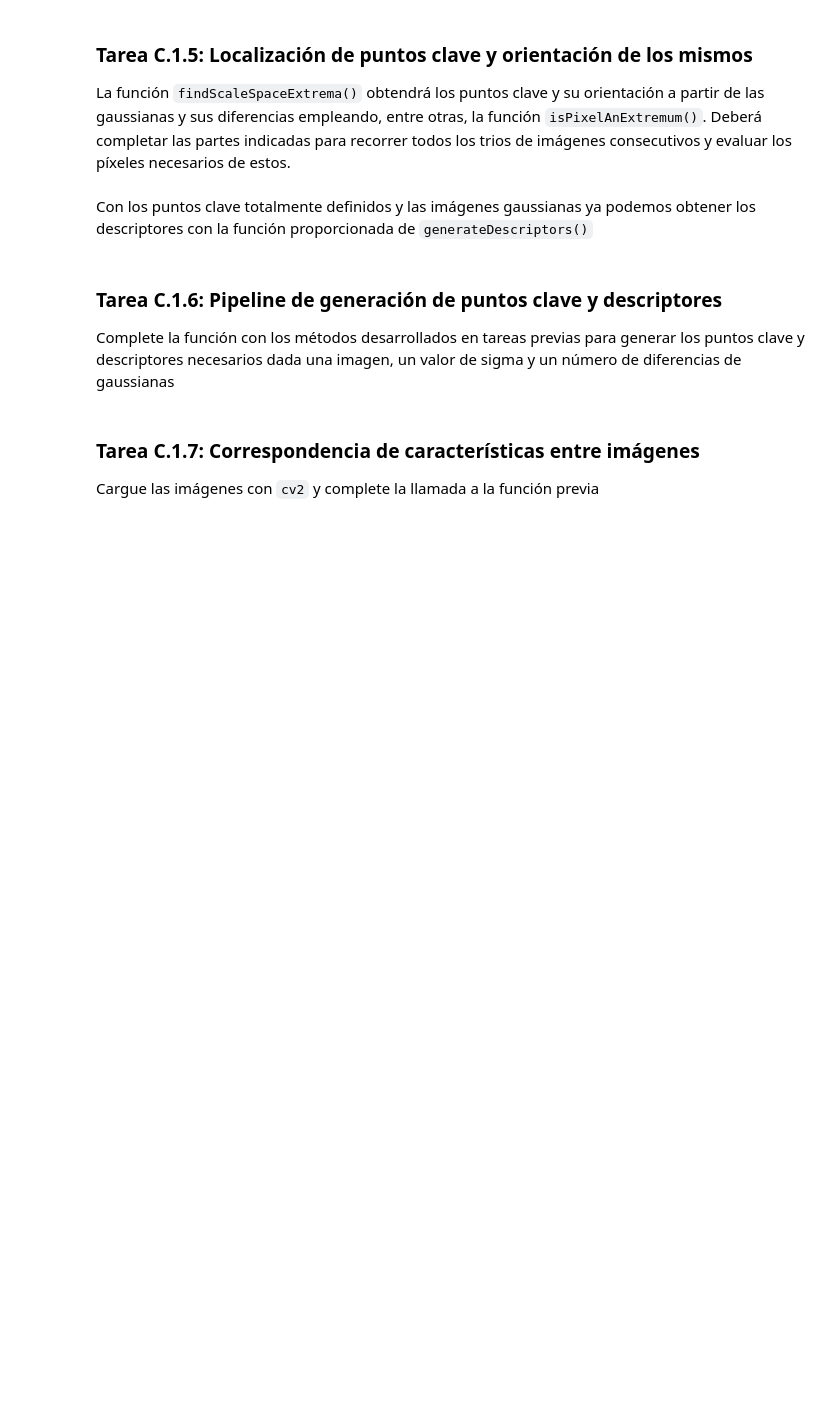
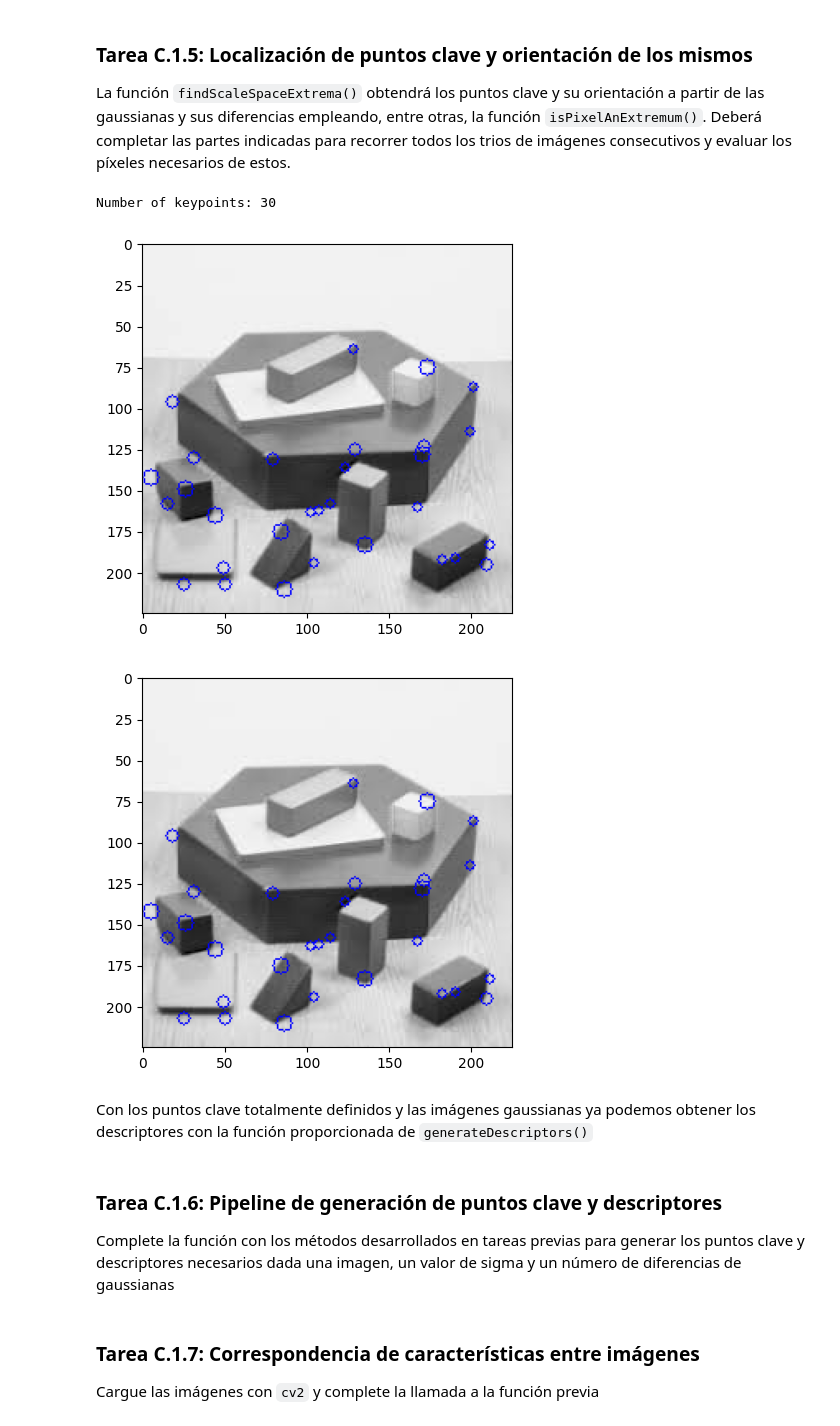
Before and after one commit to Drakit0/Computer-Vision-Projects, a Jupyter notebook: Lab_3/partC_to-do.ipynb, the cells around one changed output. Cells and saved outputs as stored; diff of their text form; code cells hidden in the pictures; blank space fills up the shorter version.

```diff
--- a/Lab_3/partC_to-do.ipynb
+++ b/Lab_3/partC_to-do.ipynb
@@ -47,12 +47,11 @@ def generateGaussianImages(image, sigmas, verbose = False):
 
     # TODO: Generate the list of blurred images using cv2.GaussianBlur()
     for sigma in sigmas:
-        img = image.copy()
-        img = cv2.GaussianBlur(img, (0,0), sigma).astype(np.uint8)
-        gaussian_images.append(img)
+        image = cv2.GaussianBlur(image, (0,0), sigma)
+        gaussian_images.append(image)
 
         if verbose:
-            show_image(img, f"Sigma: {sigma}")
+            show_image(image.astype(np.uint8), f"Sigma: {sigma}")
 
     return gaussian_images
 # %% [markdown]
@@ -75,9 +74,9 @@ image = cv2.imread("data/0.jpg", cv2.IMREAD_GRAYSCALE)
 image = image.astype(np.float32)
 # Number of diference of gaussians to generate (minimum 3)
 # TODO: Adjust this number to make sure keypoints are generated
-intervals = 3
+intervals = 5
 # Initial sigma
-sigma = 1.6
+sigma = 1.3
 # We get the necessary sigmas from the given method generateGaussianSigmas()
 sigmas = generateGaussianSigmas(sigma, intervals)
 
@@ -128,8 +127,26 @@ def isPixelAnExtremum(first_subimage, second_subimage, third_subimage, threshold
     Returns:
         Bool: True if maximum or minimum, False otherwise
     """
+
     extremum = False
     # TODO: Check if the center pixel value is a maximum or a minimum and if its absolute value is higher than the threshold
+    center_pixel_value = second_subimage[1, 1]
+
+    if abs(center_pixel_value) > threshold: # Absolute value higher than threshold
+        if center_pixel_value > 0: # MAximum
+            # Check the left and right subimages
+            # Check the left and right columns of the center subimage
+            # Check the top and bottom rows of the center column of the center subimage
+
+            extremum = np.all(center_pixel_value >= first_subimage) and \
+                       np.all(center_pixel_value >= third_subimage) and \
+                       np.all(center_pixel_value >= second_subimage)
+
+        elif center_pixel_value < 0: # Minimum
+
+            extremum = np.all(center_pixel_value <= first_subimage) and \
+                       np.all(center_pixel_value <= third_subimage) and \
+                       np.all(center_pixel_value <= second_subimage)
 
     return extremum
 # %%
@@ -144,32 +164,39 @@ La función `findScaleSpaceExtrema()` obtendrá los puntos clave y su orientaci
 # %%
 def findScaleSpaceExtrema(gaussian_images, dog_images, num_intervals, sigma, threshold=0.03):
     """Find pixel positions of all scale-space extrema in the image pyramid """
     keypoints = []
 
     # TODO: Fill the loop source data
-    for image_index, (first_image, second_image, third_image) in [] :
+    for image_index, (first_image, second_image, third_image) in [(k, (dog_images[k], dog_images[k+1], dog_images[k+2])) for k in range(len(dog_images) - 2)]:
         # (i, j) is the center of the 3x3 array
+
         # TODO: Fill the 2 range limits knowing you have to move the 3x3 window across the whole image
-        for i in range(0,0):
-            for j in range(0, 0):
+        for i in range(1,first_image.shape[0]-1):
+            for j in range(1, first_image.shape[1]-1):
                 # TODO: Fill the method with the required arguments
-                if isPixelAnExtremum():
+                if isPixelAnExtremum(first_image[i-1:i+2, j-1:j+2], second_image[i-1:i+2, j-1:j+2], third_image[i-1:i+2, j-1:j+2], threshold):
                     # Refine the keypoint localization
                     localization_result = localizeExtremumViaQuadraticFit(i, j, image_index + 1, num_intervals, dog_images, sigma)
                     if localization_result is not None:
                         keypoint, localized_image_index = localization_result
                         # Get the keypoint orientation
                         keypoints_with_orientations = computeKeypointsWithOrientations(keypoint, gaussian_images[localized_image_index])
                         for keypoint_with_orientation in keypoints_with_orientations:
                             keypoints.append(keypoint_with_orientation)
+
     return keypoints
 
 # Keypoint Detection with Taylor Expansion and Contrast Thresholding
 threshold = 0.03
 keypoints = findScaleSpaceExtrema(gaussian_images, dog_images, intervals, sigma, threshold)
+print(f"Number of keypoints: {len(keypoints)}")
 visualizeKp(image, keypoints)
 keypoints = removeDuplicateKeypoints(keypoints)
 visualizeKp(image, keypoints)
+# %% [output]
+Number of keypoints: 30
+[figure, added]
+[figure, added]
 # %% [markdown]
 Con los puntos clave totalmente definidos y las imágenes gaussianas ya podemos obtener los descriptores con la función proporcionada de `generateDescriptors()`
 # %%
```
Also changed, not shown: parts of 13 cells of this notebook, 14 other files.
